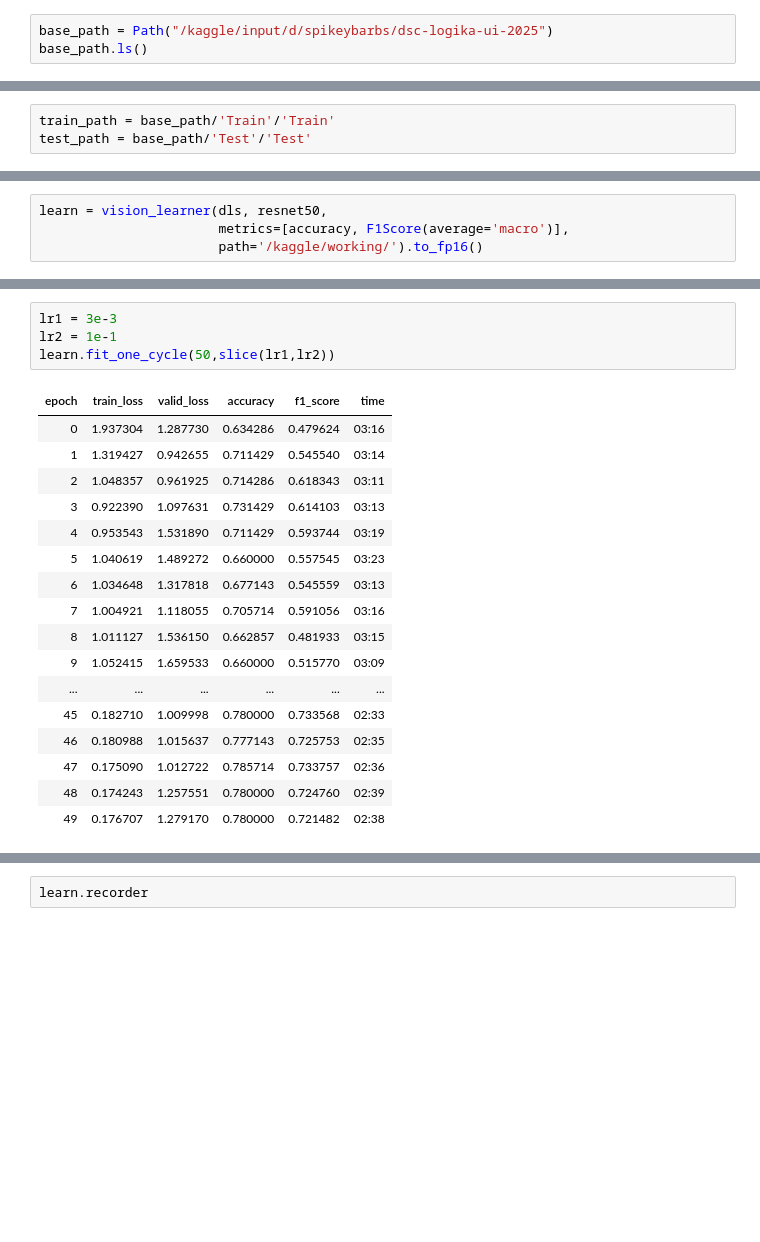
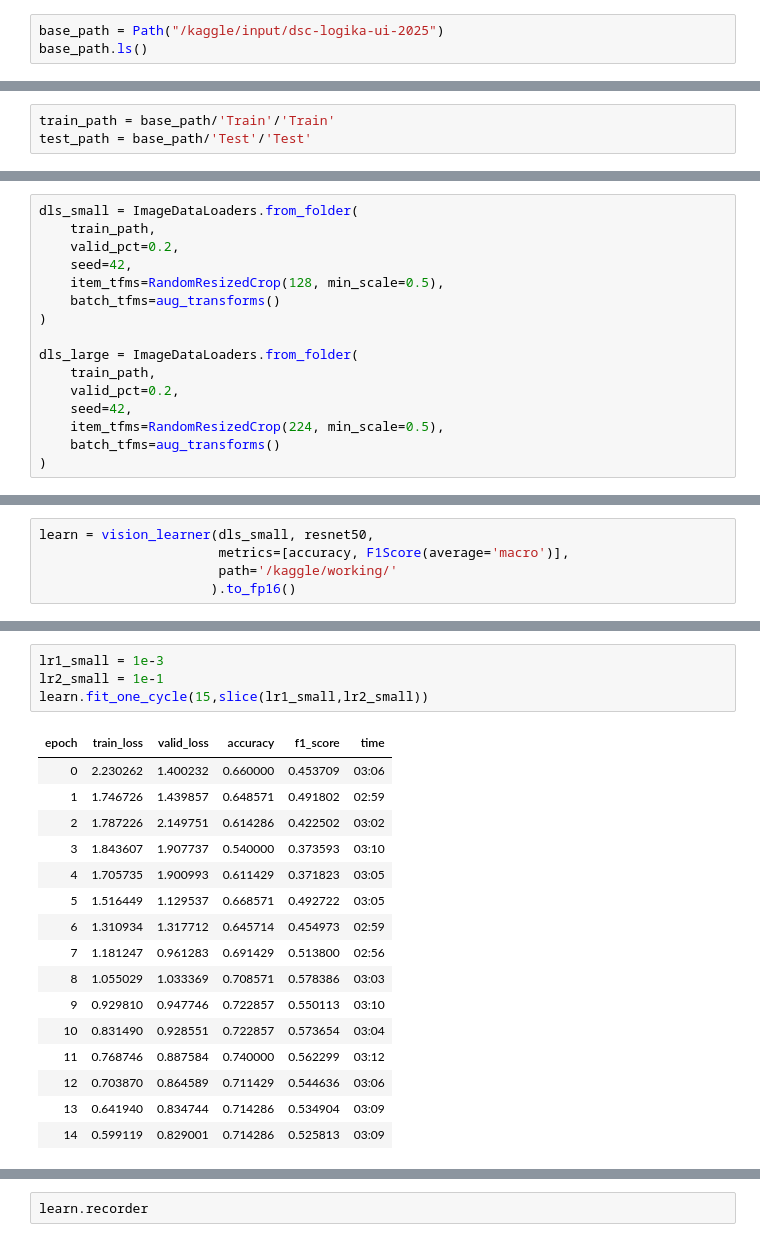
Before and after one commit to rafli-1729/indonesian-heritage-classification, a Jupyter notebook: dsc0084-empat-trio-notebook.ipynb, the cells around one changed output, grey strips where cells are left out. Cells and saved outputs as stored; diff of their text form; blank space fills up the shorter version.

```diff
--- a/dsc0084-empat-trio-notebook.ipynb
+++ b/dsc0084-empat-trio-notebook.ipynb
@@ -15,6 +15,6 @@ warnings.filterwarnings('ignore')
 
 np.random.seed(42)
 # %%
-base_path = Path("/kaggle/input/d/spikeybarbs/dsc-logika-ui-2025")
+base_path = Path("/kaggle/input/dsc-logika-ui-2025")
 base_path.ls()
 # %% [output]
@@ -36,0 +25,16 @@ dls = ImageDataLoaders.from_folder(
+# %%
+dls_small = ImageDataLoaders.from_folder(
+    train_path,
+    valid_pct=0.2,
+    seed=42,
+    item_tfms=RandomResizedCrop(128, min_scale=0.5),
+    batch_tfms=aug_transforms()
+)
+
+dls_large = ImageDataLoaders.from_folder(
+    train_path,
+    valid_pct=0.2,
+    seed=42,
+    item_tfms=RandomResizedCrop(224, min_scale=0.5),
+    batch_tfms=aug_transforms()
+)
@@ -55,4 +66,5 @@ Number of validation images: 350
 # %%
-learn = vision_learner(dls, resnet50,
+learn = vision_learner(dls_small, resnet50,
                        metrics=[accuracy, F1Score(average='macro')],
-                       path='/kaggle/working/').to_fp16()
+                       path='/kaggle/working/'
+                      ).to_fp16()
@@ -65,23 +79,22 @@ SuggestedLRs(valley=0.0030199517495930195)
 # %%
-lr1 = 3e-3
-lr2 = 1e-1
-learn.fit_one_cycle(50,slice(lr1,lr2))
+lr1_small = 1e-3
+lr2_small = 1e-1
+learn.fit_one_cycle(15,slice(lr1_small,lr2_small))
 # %% [output]
 | epoch | train_loss | valid_loss | accuracy | f1_score | time |
-| 0 | 1.937304 | 1.287730 | 0.634286 | 0.479624 | 03:16 |
-| 1 | 1.319427 | 0.942655 | 0.711429 | 0.545540 | 03:14 |
-| 2 | 1.048357 | 0.961925 | 0.714286 | 0.618343 | 03:11 |
-| 3 | 0.922390 | 1.097631 | 0.731429 | 0.614103 | 03:13 |
-| 4 | 0.953543 | 1.531890 | 0.711429 | 0.593744 | 03:19 |
-| 5 | 1.040619 | 1.489272 | 0.660000 | 0.557545 | 03:23 |
-| 6 | 1.034648 | 1.317818 | 0.677143 | 0.545559 | 03:13 |
-| 7 | 1.004921 | 1.118055 | 0.705714 | 0.591056 | 03:16 |
-| 8 | 1.011127 | 1.536150 | 0.662857 | 0.481933 | 03:15 |
-| 9 | 1.052415 | 1.659533 | 0.660000 | 0.515770 | 03:09 |
-| ... | ... | ... | ... | ... | ... |
-| 45 | 0.182710 | 1.009998 | 0.780000 | 0.733568 | 02:33 |
-| 46 | 0.180988 | 1.015637 | 0.777143 | 0.725753 | 02:35 |
-| 47 | 0.175090 | 1.012722 | 0.785714 | 0.733757 | 02:36 |
-| 48 | 0.174243 | 1.257551 | 0.780000 | 0.724760 | 02:39 |
-| 49 | 0.176707 | 1.279170 | 0.780000 | 0.721482 | 02:38 |
+| 0 | 2.230262 | 1.400232 | 0.660000 | 0.453709 | 03:06 |
+| 1 | 1.746726 | 1.439857 | 0.648571 | 0.491802 | 02:59 |
+| 2 | 1.787226 | 2.149751 | 0.614286 | 0.422502 | 03:02 |
+| 3 | 1.843607 | 1.907737 | 0.540000 | 0.373593 | 03:10 |
+| 4 | 1.705735 | 1.900993 | 0.611429 | 0.371823 | 03:05 |
+| 5 | 1.516449 | 1.129537 | 0.668571 | 0.492722 | 03:05 |
+| 6 | 1.310934 | 1.317712 | 0.645714 | 0.454973 | 02:59 |
+| 7 | 1.181247 | 0.961283 | 0.691429 | 0.513800 | 02:56 |
+| 8 | 1.055029 | 1.033369 | 0.708571 | 0.578386 | 03:03 |
+| 9 | 0.929810 | 0.947746 | 0.722857 | 0.550113 | 03:10 |
+| 10 | 0.831490 | 0.928551 | 0.722857 | 0.573654 | 03:04 |
+| 11 | 0.768746 | 0.887584 | 0.740000 | 0.562299 | 03:12 |
+| 12 | 0.703870 | 0.864589 | 0.711429 | 0.544636 | 03:06 |
+| 13 | 0.641940 | 0.834744 | 0.714286 | 0.534904 | 03:09 |
+| 14 | 0.599119 | 0.829001 | 0.714286 | 0.525813 | 03:09 |
 # %%
```
Also changed, not shown: parts of 12 cells of this notebook.
